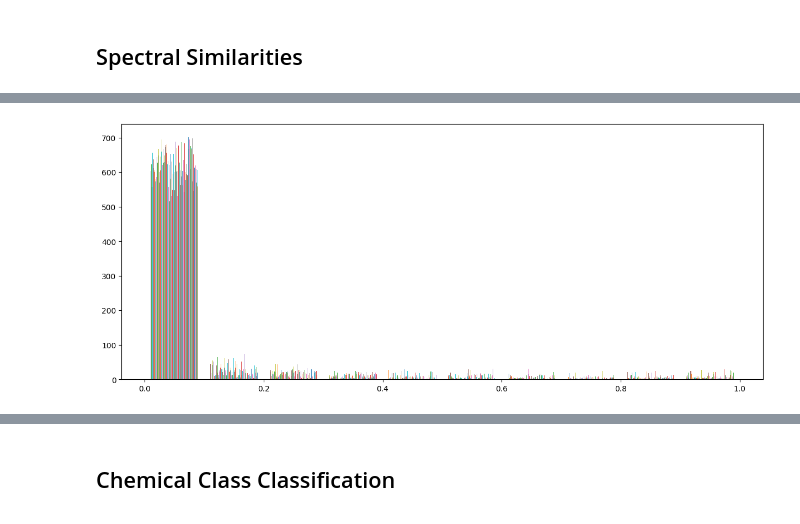
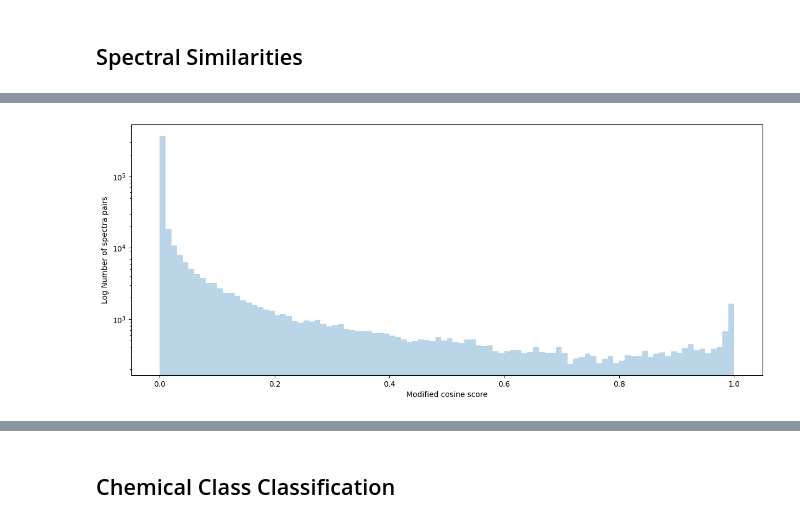
Before and after one commit to vdhooftcompmet/MS2LDA, a Jupyter notebook: notebooks/Pos_ACHE_Inhibitors_dataset.ipynb, the cells around one changed output, grey strips where cells are left out. Drawn from its saved outputs; the diff is of its cells as text; code cells hidden in the pictures.

```diff
--- a/notebooks/Pos_ACHE_Inhibitors_dataset.ipynb
+++ b/notebooks/Pos_ACHE_Inhibitors_dataset.ipynb
@@ -247,21 +177,26 @@ Check the similarities
 # %%
 from matchms import calculate_scores
-from matchms.similarity import CosineGreedy
-similarity_measure = CosineGreedy(tolerance=0.005)
+from matchms.similarity import ModifiedCosine
+
+similarity_measure = ModifiedCosine(tolerance=0.005)
 
 # Calculate scores
 scores = calculate_scores(spectra, spectra, similarity_measure, is_symmetric=True)
+
+# Get score names
 score_names = scores.score_names
 
+# Convert sparse score array to Numpy array
 scores_array = scores.scores.to_array()
 
-scores_array = scores_array['CosineGreedy_score']
+# Extract the desired field for plotting
+scores_array = scores_array['ModifiedCosine_score']
 
 # Plot the scores
 plt.figure(figsize=(6,6), dpi=150)
 plt.imshow(scores_array, cmap="viridis")
 plt.colorbar(shrink=0.7)
-plt.title("Cosine spectra similarities")
+plt.title("ModifiedCosine spectra similarities")
 plt.xlabel("Spectrum #ID")
 plt.ylabel("Spectrum #ID")
 plt.show()
@@ -270,25 +204,0 @@ plt.show()
-# %%
-from matchms.similarity import ModifiedCosine
-
-similarity_measure = ModifiedCosine(tolerance=0.005)
-
-# Calculate scores
-scores = calculate_scores(spectra, spectra, similarity_measure, is_symmetric=True)
-
-# Get score names
-score_names = scores.score_names
-
-# Convert sparse score array to Numpy array
-scores_array = scores.scores.to_array()
-
-# Extract the desired field for plotting
-scores_array = scores_array['ModifiedCosine_score']
-
-# Plot the scores
-plt.figure(figsize=(6,6), dpi=150)
-plt.imshow(scores_array, cmap="viridis")
-plt.colorbar(shrink=0.7)
-plt.title("ModifiedCosine spectra similarities")
-plt.xlabel("Spectrum #ID")
-plt.ylabel("Spectrum #ID")
-plt.show()
@@ -297,7 +205,11 @@ plt.show()
 # %%
+scores_list = scores_array.flatten().tolist()
 plt.figure(figsize=(15,6))
-plt.hist(scores_array, alpha=0.8)
+plt.hist(scores_list, bins=100, alpha=0.3)
+plt.xlabel("Modified cosine score")
+plt.yscale("log")
+plt.ylabel("Log Number of spectra pairs")
 # Invert both x and y axes
 plt.show()
 # %% [output]
-[figure, old version]
+[figure, new version]
```
Also changed, not shown: parts of 22 cells of this notebook.
